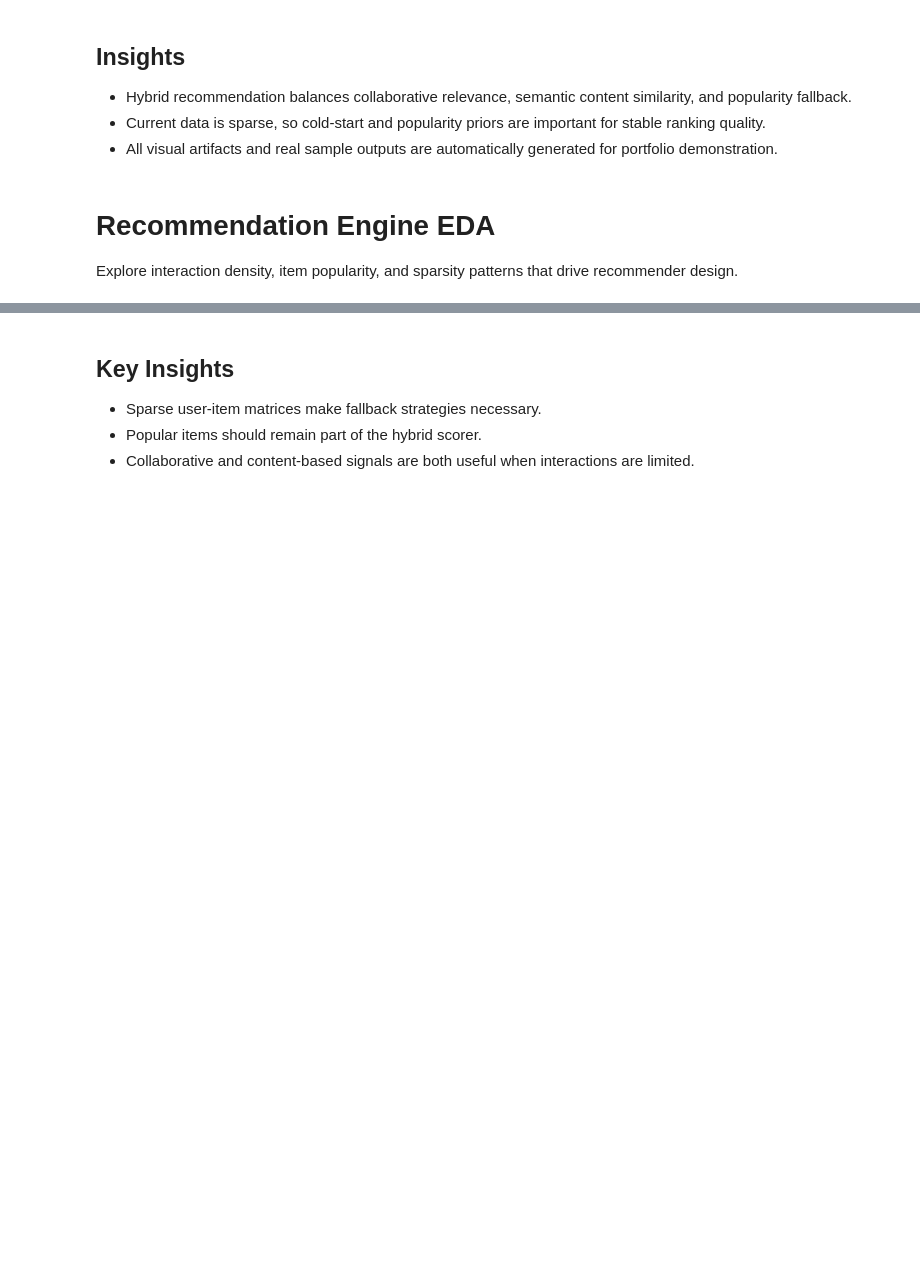
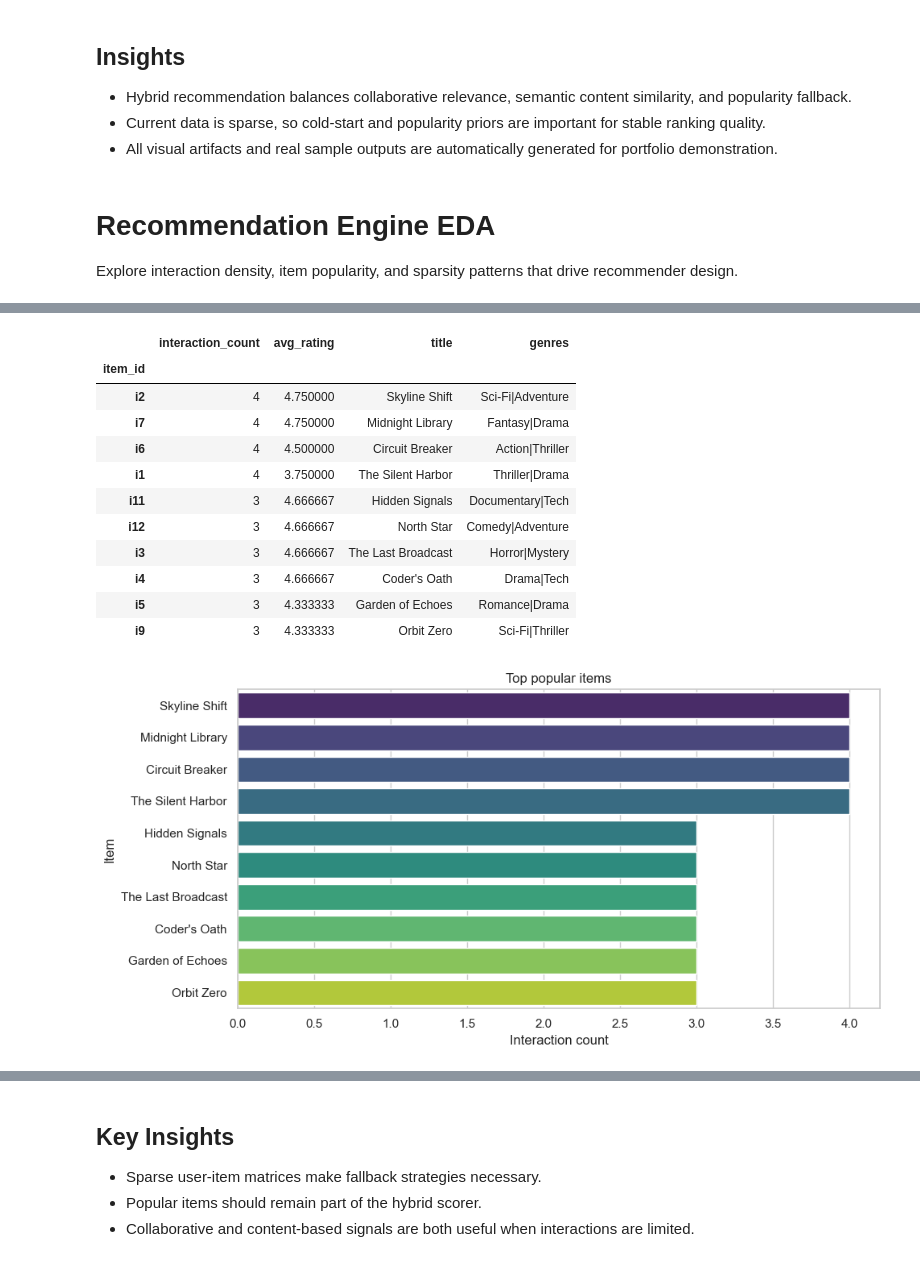
Before and after one commit to Jrdheeraj/ML_Projects, a Jupyter notebook: recommendation_engine/notebooks/eda.ipynb, the cells around one changed output, grey strips where cells are left out. Saved outputs shown, nothing was run; the diff lists cells and outputs as text; code cells hidden in the pictures; blank space fills up the shorter version.

```diff
--- a/recommendation_engine/notebooks/eda.ipynb
+++ b/recommendation_engine/notebooks/eda.ipynb
@@ -132,15 +264,36 @@ plt.show()
 # %%
 # Popular items
 popular = interactions.groupby('item_id').agg(interaction_count=('item_id', 'size'), avg_rating=('rating', 'mean')).sort_values(['interaction_count', 'avg_rating'], ascending=False).head(10)
 popular = popular.join(items.set_index('item_id')[['title', 'genres']], how='left')
 display(popular)
 plt.figure(figsize=(10, 5))
-sns.barplot(x=popular['interaction_count'], y=popular['title'], palette='viridis')
+sns.barplot(
+    data=popular.reset_index(),
+    x='interaction_count',
+    y='title',
+    hue='title',
+    legend=False,
+    palette='viridis'
+ )
 plt.title('Top popular items')
 plt.xlabel('Interaction count')
 plt.ylabel('Item')
 plt.tight_layout()
 plt.show()
+# %% [output]
+|  | interaction_count | avg_rating | title | genres |
+| item_id |  |  |  |  |
+| i2 | 4 | 4.750000 | Skyline Shift | Sci-Fi|Adventure |
+| i7 | 4 | 4.750000 | Midnight Library | Fantasy|Drama |
+| i6 | 4 | 4.500000 | Circuit Breaker | Action|Thriller |
+| i1 | 4 | 3.750000 | The Silent Harbor | Thriller|Drama |
+| i11 | 3 | 4.666667 | Hidden Signals | Documentary|Tech |
+| i12 | 3 | 4.666667 | North Star | Comedy|Adventure |
+| i3 | 3 | 4.666667 | The Last Broadcast | Horror|Mystery |
+| i4 | 3 | 4.666667 | Coder's Oath | Drama|Tech |
+| i5 | 3 | 4.333333 | Garden of Echoes | Romance|Drama |
+| i9 | 3 | 4.333333 | Orbit Zero | Sci-Fi|Thriller |
+[figure, added]
 # %%
 # Sparsity analysis
 matrix = interactions.pivot_table(index='user_id', columns='item_id', values='rating', aggfunc='mean', fill_value=0)
```
Also changed, not shown: parts of 10 cells of this notebook, 9 other files.
